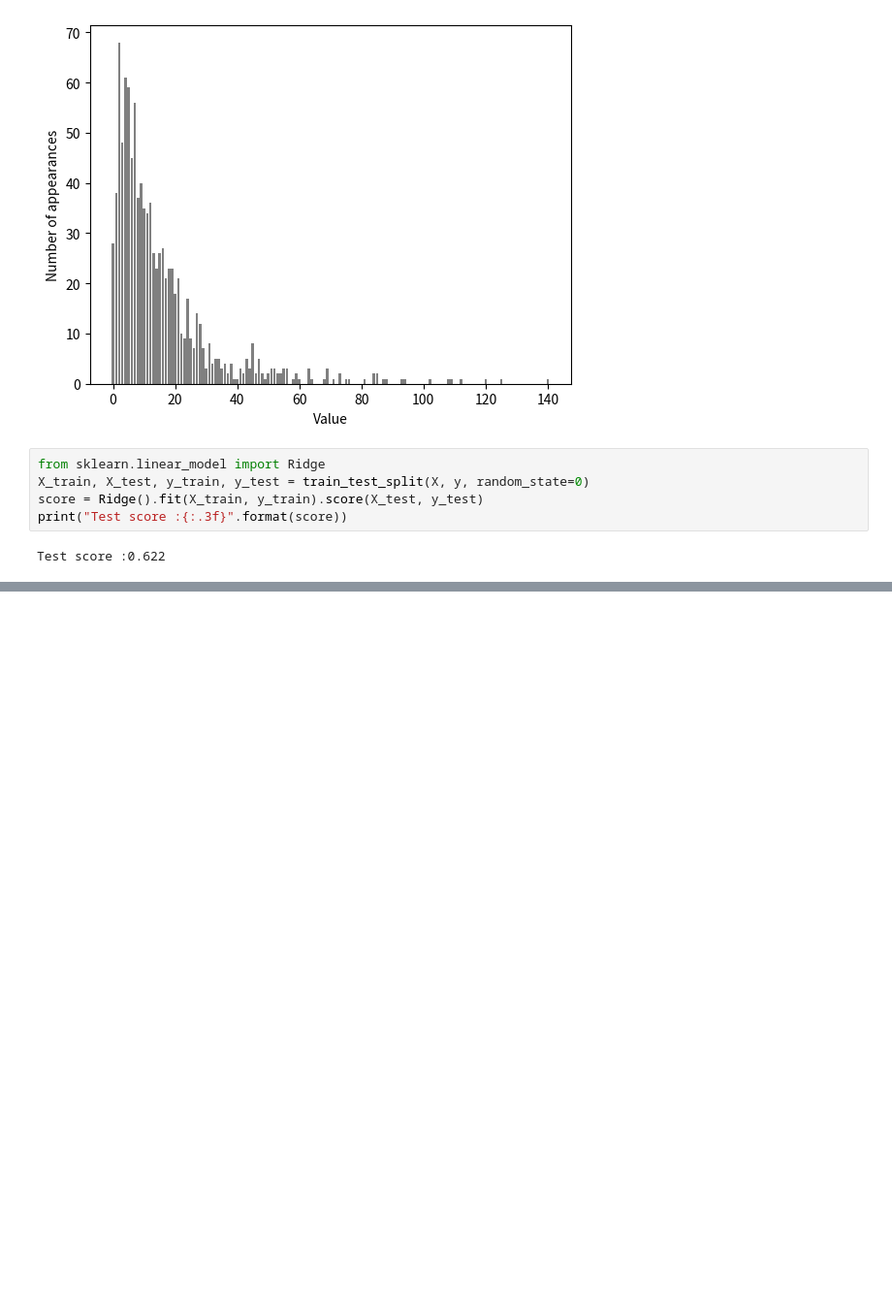
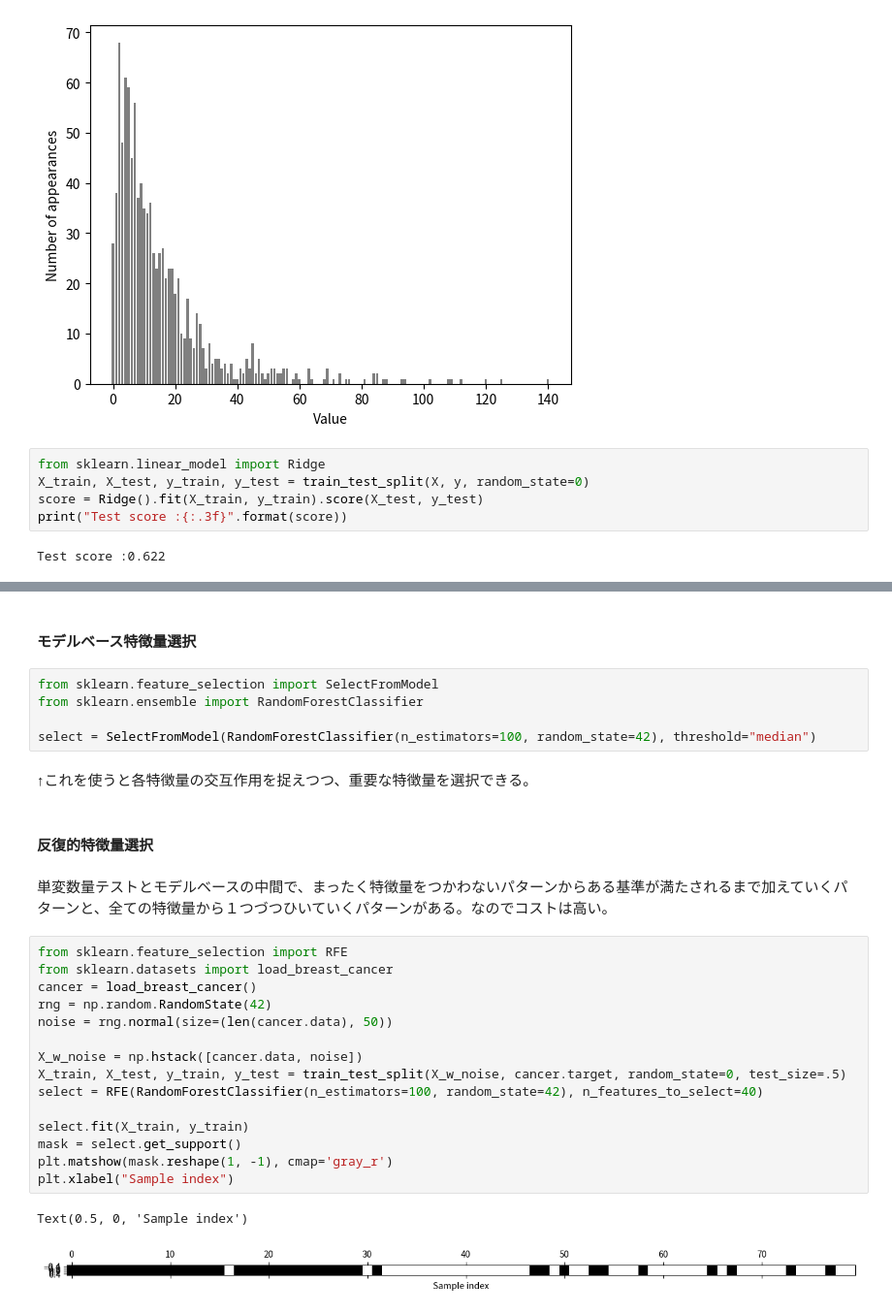
Before and after one commit to TOnodera/machine-learning-with-python, a Jupyter notebook: ch04/one_hot_encoding.ipynb, the cells around one changed output, grey strips where cells are left out. Shown: that part at 97% size. Drawn from its saved outputs; the diff is of its cells as text; blank space fills up the shorter version.

```diff
--- a/ch04/one_hot_encoding.ipynb
+++ b/ch04/one_hot_encoding.ipynb
@@ -373,0 +378,31 @@ Test score :0.622
+# %% [markdown]
+#### モデルベース特徴量選択
+# %%
+from sklearn.feature_selection import SelectFromModel
+from sklearn.ensemble import RandomForestClassifier
+
+select = SelectFromModel(RandomForestClassifier(n_estimators=100, random_state=42), threshold="median")
+# %% [markdown]
+↑これを使うと各特徴量の交互作用を捉えつつ、重要な特徴量を選択できる。
+# %% [markdown]
+#### 反復的特徴量選択
+# %% [markdown]
+単変数量テストとモデルベースの中間で、まったく特徴量をつかわないパターンからある基準が満たされるまで加えていくパターンと、全ての特徴量から１つづつひいていくパターンがある。なのでコストは高い。
+# %%
+from sklearn.feature_selection import RFE
+from sklearn.datasets import load_breast_cancer
+cancer = load_breast_cancer()
+rng = np.random.RandomState(42)
+noise = rng.normal(size=(len(cancer.data), 50))
+
+X_w_noise = np.hstack([cancer.data, noise])
+X_train, X_test, y_train, y_test = train_test_split(X_w_noise, cancer.target, random_state=0, test_size=.5)
+select = RFE(RandomForestClassifier(n_estimators=100, random_state=42), n_features_to_select=40)
+
+select.fit(X_train, y_train)
+mask = select.get_support()
+plt.matshow(mask.reshape(1, -1), cmap='gray_r')
+plt.xlabel("Sample index")
+# %% [output]
+Text(0.5, 0, 'Sample index')
+[figure, added]
```
Also changed, not shown: parts of 5 cells of this notebook.
